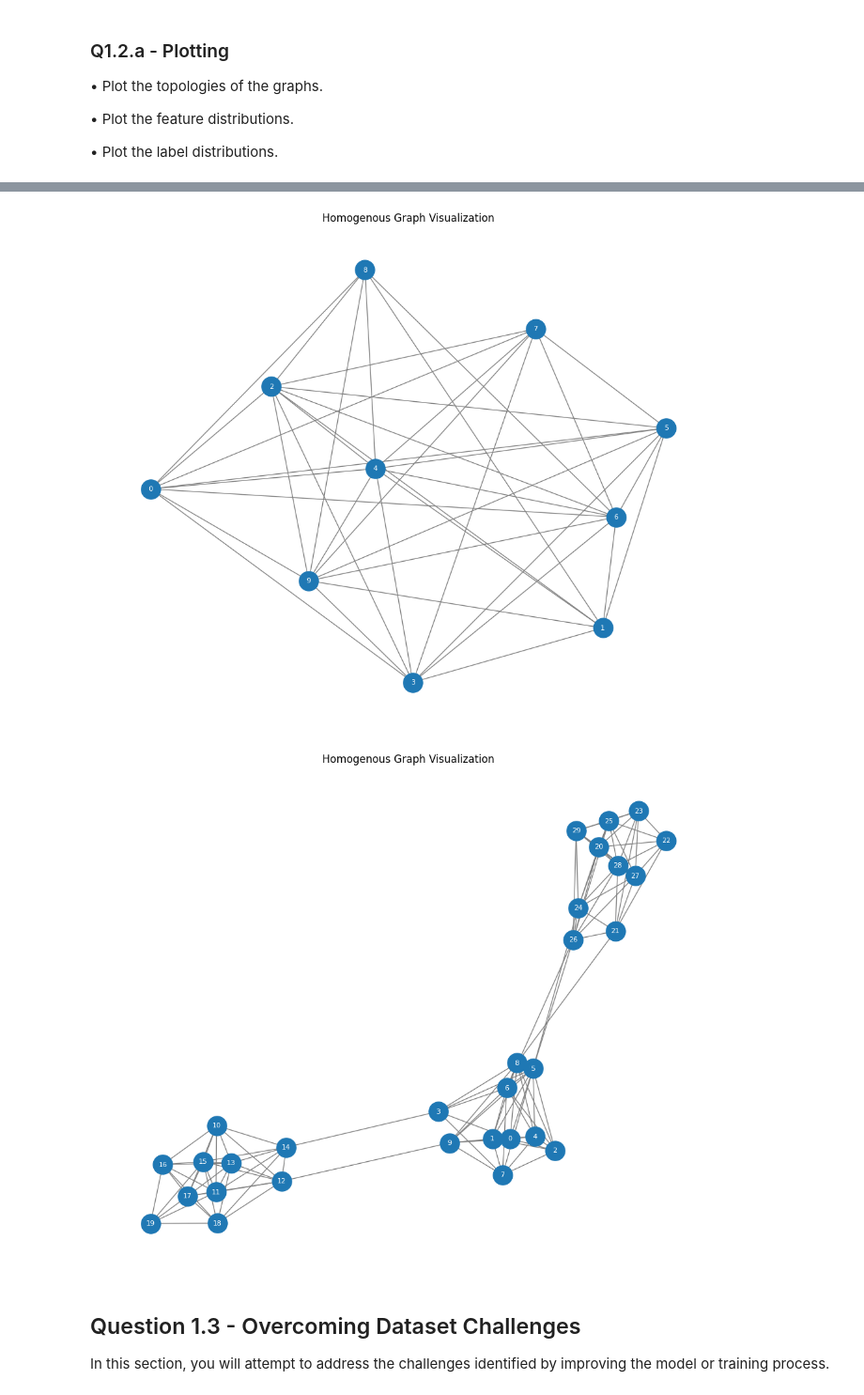
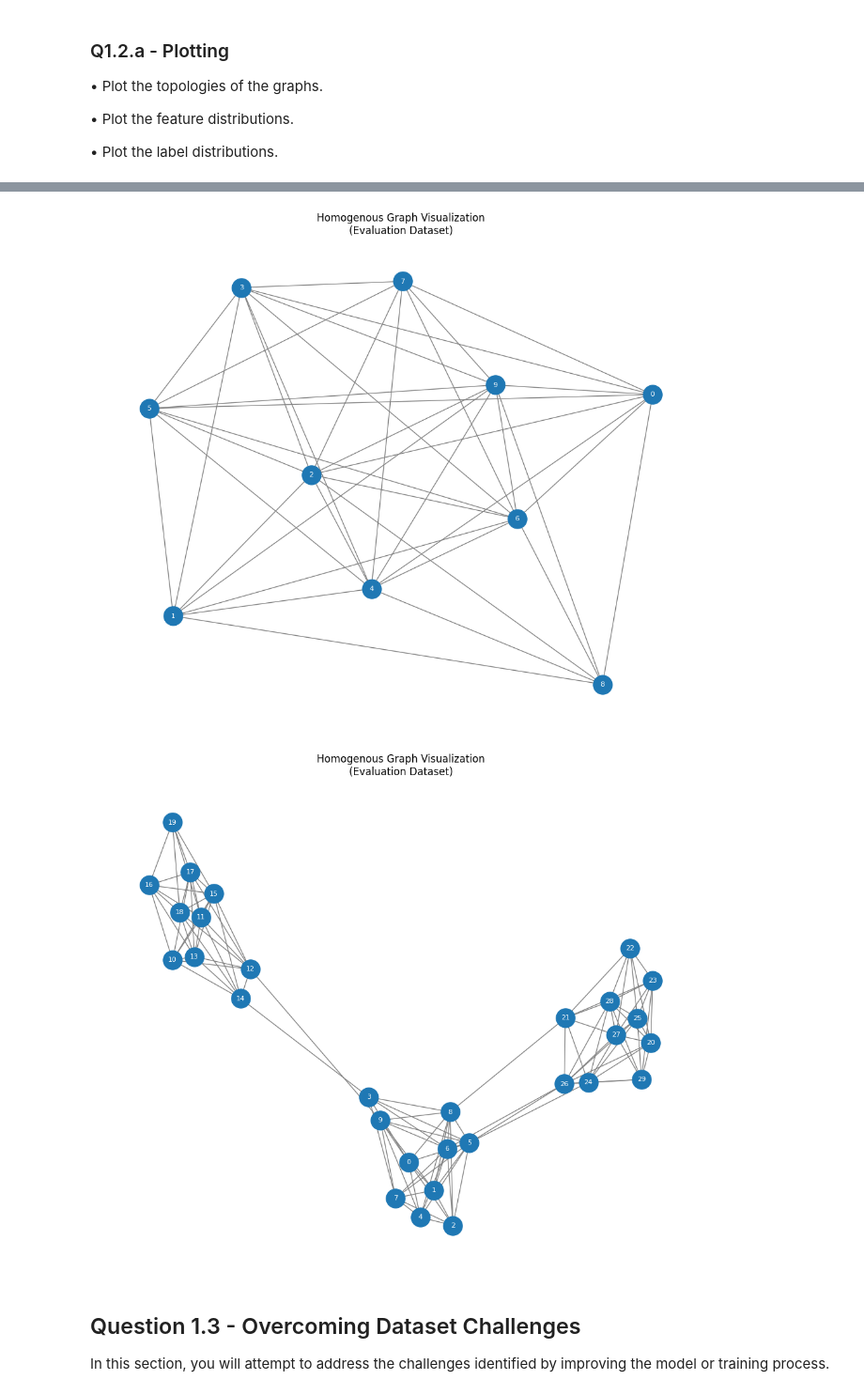
Before and after one commit to belfioreasia/Deep-Graph-Based-Learning, a Jupyter notebook: Coursework/q1_graph_classification.ipynb, the cells around one changed output, grey strips where cells are left out. Shown at 94% size. Drawn from its saved outputs; the diff is of its cells as text; code cells hidden in the pictures.

```diff
--- a/Coursework/q1_graph_classification.ipynb
+++ b/Coursework/q1_graph_classification.ipynb
@@ -867,8 +875,8 @@ Epoch 100:
 You may notice that the model performs worse on the evaluation dataset. The goal of this task
 is to analyze the dataset and identify potential issues that might affect the model’s performance.
 # %%
-# Helper function to visualise graphs:
-def visualize_graph(G, save=False, plot_name=""):
+# Helper function to visualise graphs (MODIFIED PARAMETERS)
+def visualize_graph(G,  dataset_name = 'Training', save=False, plot_name=""):
     """
     Visualize the generated graph.
     Params:
@@ -885,13 +893,14 @@ def visualize_graph(G, save=False, plot_name=""):
         G, pos, with_labels=True,
         node_size=500, font_size=8, font_color="white", edge_color="gray"
     )
-    plt.title("Homogenous Graph Visualization")
+    plt.title(f'Homogenous Graph Visualization\n({dataset_name} Dataset)')
     if save:
         fig_name = f"images/Q1/{plot_name}.pdf"
         plt.savefig(fig_name, format="pdf")
     plt.show()
 
-def visualise_graph_features(features_0, features_1, save=False, plot_name=""):
+# MODIFIED PARAMETERS
+def visualise_graph_features(features_0, features_1, dataset_name = 'Training', save=False, plot_name=""):
     """
     Plot clusters and their distribution
     Params:
@@ -917,7 +926,7 @@ def visualise_graph_features(features_0, features_1, save=False, plot_name=""):
     plt.ylabel('Second Feature Dimension')
     # plt.ylabel('Class')
     # plt.yticks([0, 1], ['Class 0', 'Class 1'])
-    plt.title('Feature Distribution by Class')
+    plt.title(f'Feature Dimension Distribution by Class\n({dataset_name} Dataset)')
     plt.legend()
     if save:
         fig_name = f"images/Q1/{plot_name}.pdf"
@@ -968,7 +977,7 @@ def plot_class_distribution(labels, dataset_name = 'Training', save=False, plot_
     plt.show()
 
 
-def plot_graph_topology(A, save=False, plot_name=""):
+def plot_graph_topology(A, dataset_name = 'Training', save=False, plot_name=""):
     """
     Plot the graph topology from the adjacency matrix.
     Params:
@@ -978,7 +987,7 @@ def plot_graph_topology(A, save=False, plot_name=""):
                            images by default are in the 'images/Q1' folder.
     """
     G = nx.from_numpy_array(A.numpy())
-    visualize_graph(G, save=save, plot_name=plot_name)
+    visualize_graph(G, dataset_name=dataset_name, save=save, plot_name=plot_name)
 
 # ####################################################
 # END OF MODIFICATION
@@ -1015,14 +1024,14 @@ X1_eval, A1_eval = find_X_A_for_label(eval_data, 1)
 
 # Plotting Train
 plot_class_distribution(train_labels, dataset_name='Training', save=True, plot_name=f"train_class_distribution")
-visualise_graph_features(train_features_0, train_features_1, save=True, plot_name=f"train_graph_features")
-plot_graph_topology(A0_train, save=True, plot_name=f"train_topology_class_0")
-plot_graph_topology(A1_train, save=True, plot_name=f"train_topology_class_1")
+visualise_graph_features(train_features_0, train_features_1, dataset_name='Training', save=True, plot_name=f"train_graph_features")
+plot_graph_topology(A0_train, dataset_name='Training', save=True, plot_name=f"train_topology_class_0")
+plot_graph_topology(A1_train, dataset_name='Training', save=True, plot_name=f"train_topology_class_1")
 
 # Plotting Eval
 plot_class_distribution(eval_labels, dataset_name='Evaluation', save=True, plot_name=f"eval_class_distribution")
-visualise_graph_features(eval_features_0, eval_features_1, save=True, plot_name=f"eval_graph_features")
-plot_graph_topology(A0_eval, save=True, plot_name=f"eval_topology_class_0")
-plot_graph_topology(A1_eval, save=True, plot_name=f"eval_topology_class_1")
+visualise_graph_features(eval_features_0, eval_features_1, dataset_name='Evaluation',save=True, plot_name=f"eval_graph_features")
+plot_graph_topology(A0_eval, dataset_name='Evaluation', save=True, plot_name=f"eval_topology_class_0")
+plot_graph_topology(A1_eval, dataset_name='Evaluation', save=True, plot_name=f"eval_topology_class_1")
 # %% [output]
 [figure]
@@ -1034,5 +1043,5 @@ plot_graph_topology(A1_eval, save=True, plot_name=f"eval_topology_class_1")
-[figure, old version]
+[figure, new version]
-[figure, old version]
+[figure, new version]
 # %% [markdown]
 ## Question 1.3 - Overcoming Dataset Challenges
 
```
Also changed, not shown: parts of 14 cells of this notebook, 28 other files.
